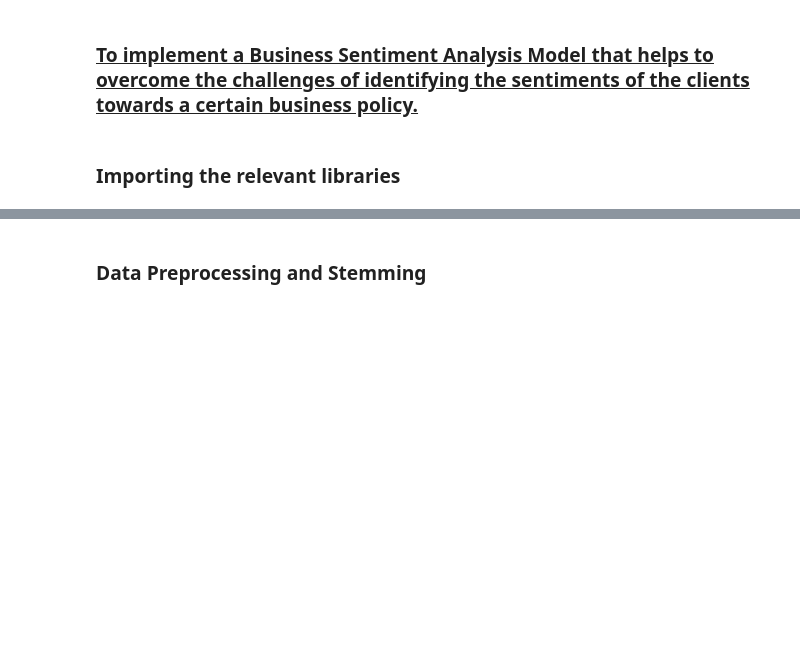
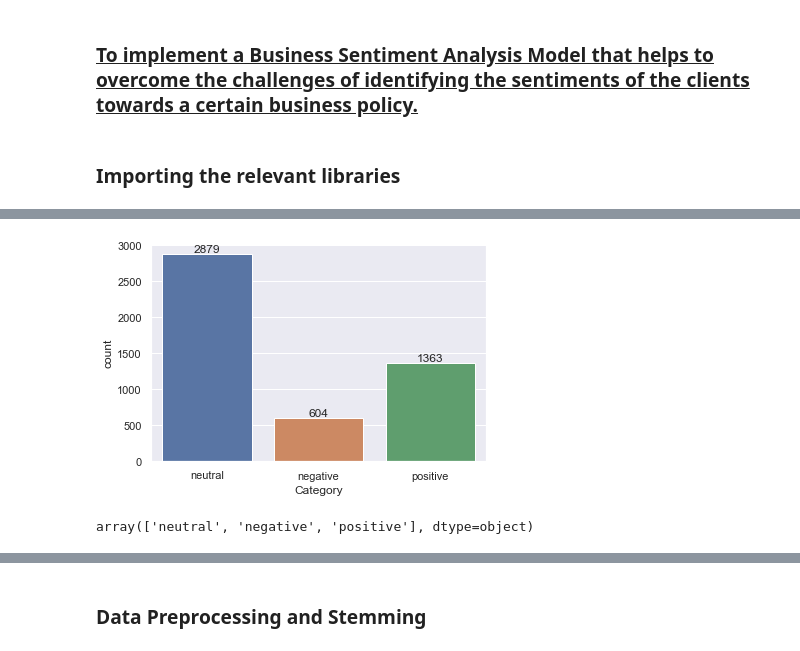
Before and after one commit to aryan-6810/Sentiment-Analysis-using-NLTK, a Jupyter notebook: Sentiment.ipynb, the cells around one changed output, grey strips where cells are left out. Saved outputs shown, nothing was run; the diff lists cells and outputs as text; code cells hidden in the pictures; blank space fills up the shorter version.

```diff
--- a/Sentiment.ipynb
+++ b/Sentiment.ipynb
@@ -11,5 +11,5 @@ import matplotlib.pyplot as plt
 import seaborn as sns
 sns.set()
 # %%
-data = pd.read_csv("C:\\Users\\Aryan\Downloads\\Project_Series//data-c.csv")
-data
+d1 = pd.read_excel("C:\\Users\DELL\Downloads\Sentiment_Analysis _All_Final\Train data set.xlsx")
+data = d1
@@ -29,0 +28,9 @@ data
+# %%
+ # count plot on single categorical variable
+plot = sns.countplot(x ='Category', data = d1)
+for i in plot.containers:
+    plot.bar_label(i,)
+# Show the plot
+plt.show()
+# %% [output]
+[figure, added]
@@ -29,0 +39,4 @@ data
+# %%
+ d1['Category'].unique()
+# %% [output]
+array(['neutral', 'negative', 'positive'], dtype=object)
```
Also changed, not shown: parts of 33 cells of this notebook.
